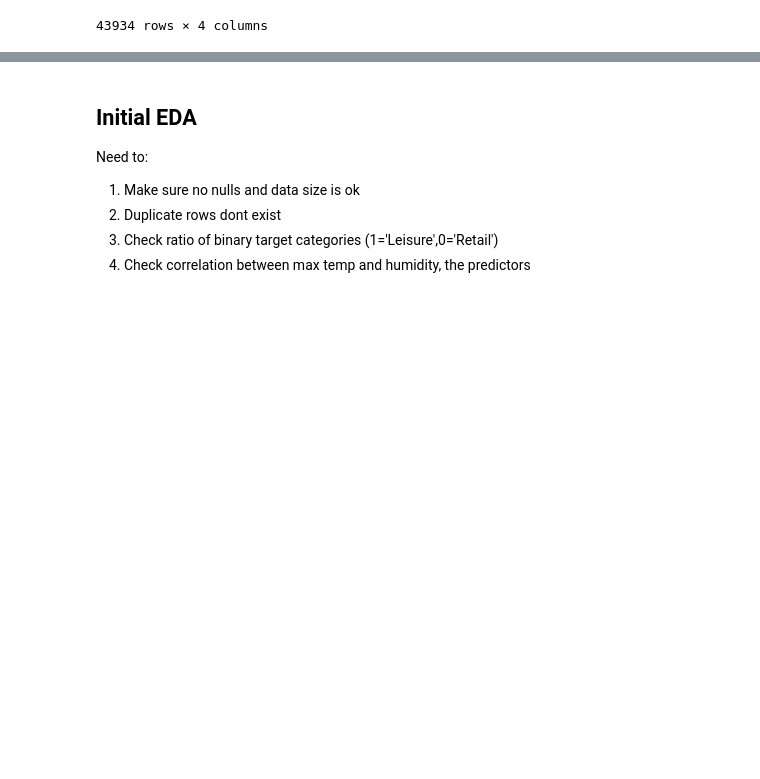
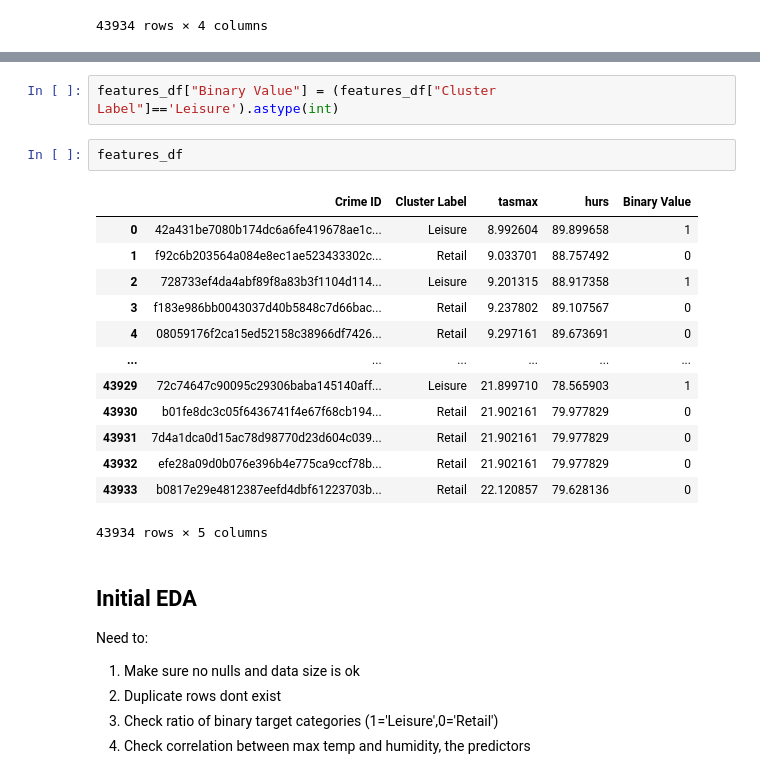
Before and after one commit to ClimatologyProjectProfile/crimetology, a Jupyter notebook: 3_logistic_regression/logistic_regression.ipynb, the cells around one changed output, grey strips where cells are left out. Saved outputs shown, nothing was run; the diff lists cells and outputs as text; blank space fills up the shorter version.

```diff
--- a/3_logistic_regression/logistic_regression.ipynb
+++ b/3_logistic_regression/logistic_regression.ipynb
@@ -96,3 +110,21 @@ This yields 43934 rows of data for the logistic regression.
+# %%
+features_df["Binary Value"] = (features_df["Cluster Label"]=='Leisure').astype(int)
+# %%
+features_df
+# %% [output]
+|  | Crime ID | Cluster Label | tasmax | hurs | Binary Value |
+| 0 | 42a431be7080b174dc6a6fe419678ae1c... | Leisure | 8.992604 | 89.899658 | 1 |
+| 1 | f92c6b203564a084e8ec1ae523433302c... | Retail | 9.033701 | 88.757492 | 0 |
+| 2 | 728733ef4da4abf89f8a83b3f1104d114... | Leisure | 9.201315 | 88.917358 | 1 |
+| 3 | f183e986bb0043037d40b5848c7d66bac... | Retail | 9.237802 | 89.107567 | 0 |
+| 4 | 08059176f2ca15ed52158c38966df7426... | Retail | 9.297161 | 89.673691 | 0 |
+| ... | ... | ... | ... | ... | ... |
+| 43929 | 72c74647c90095c29306baba145140aff... | Leisure | 21.899710 | 78.565903 | 1 |
+| 43930 | b01fe8dc3c05f6436741f4e67f68cb194... | Retail | 21.902161 | 79.977829 | 0 |
+| 43931 | 7d4a1dca0d15ac78d98770d23d604c039... | Retail | 21.902161 | 79.977829 | 0 |
+| 43932 | efe28a09d0b076e396b4e775ca9ccf78b... | Retail | 21.902161 | 79.977829 | 0 |
+| 43933 | b0817e29e4812387eefd4dbf61223703b... | Retail | 22.120857 | 79.628136 | 0 |
+43934 rows × 5 columns
 # %% [markdown]
 ## Initial EDA
 
```
Also changed, not shown: parts of 31 cells of this notebook.
